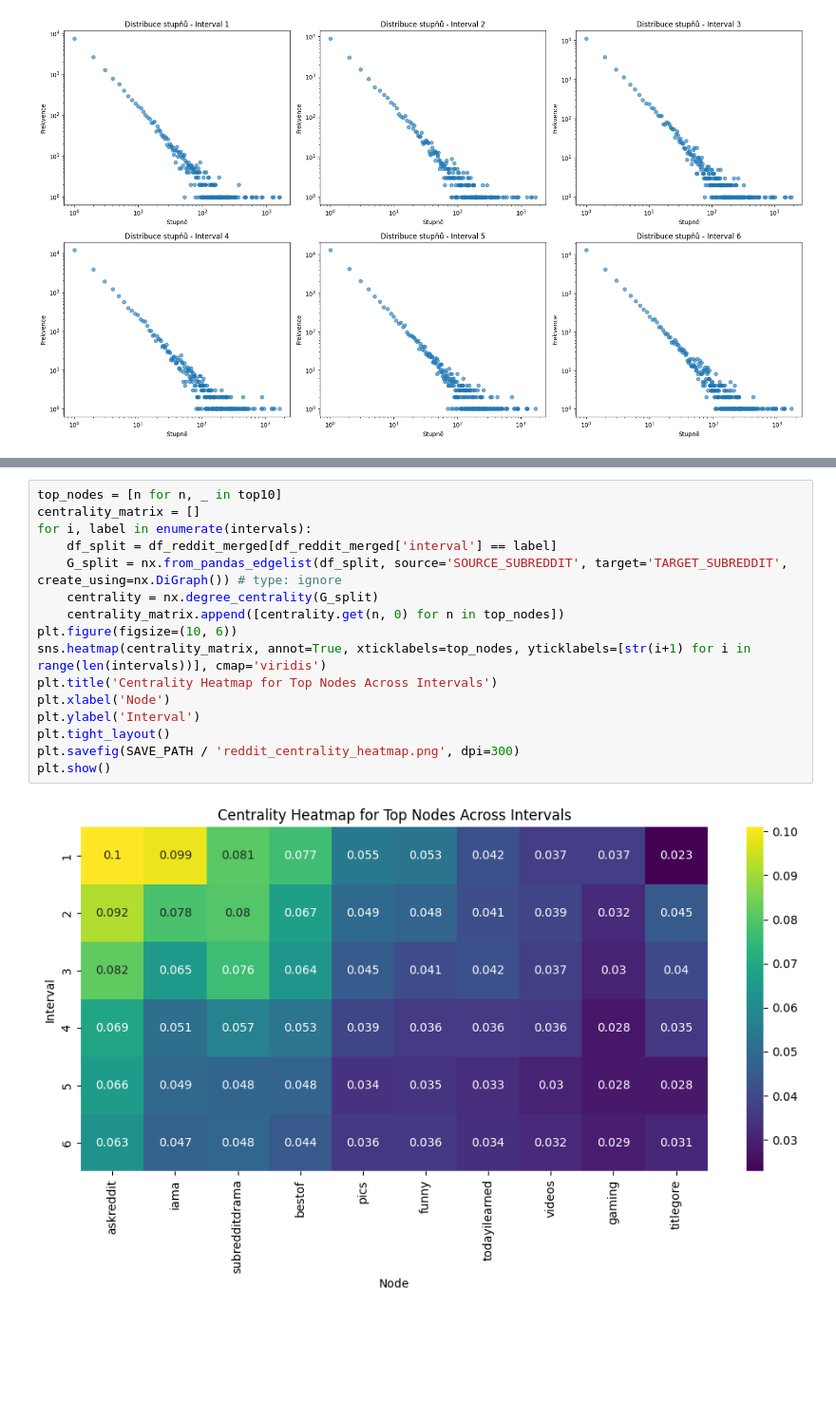
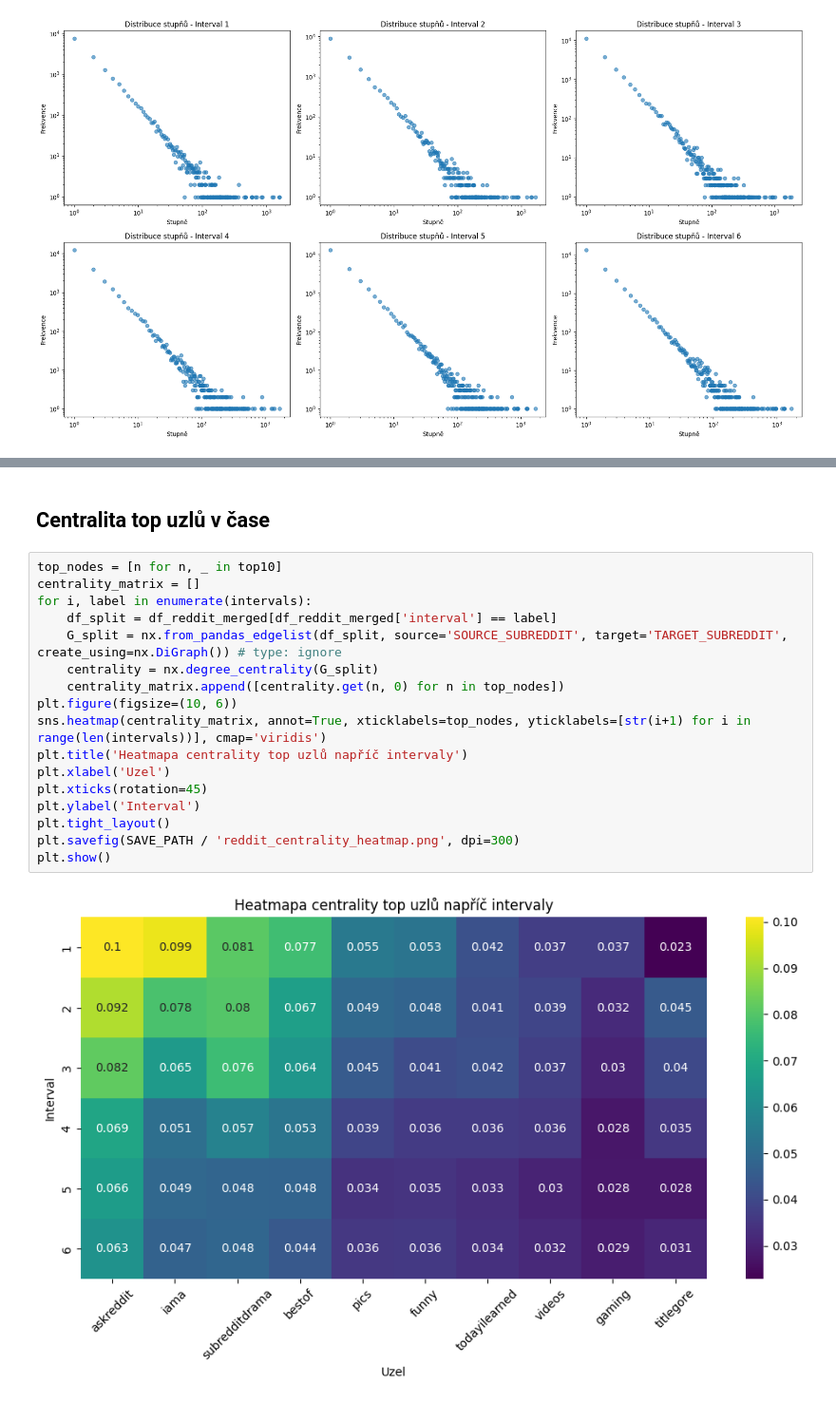
Before and after one commit to SLI0124/metody-analyzy-siti-ii, a Jupyter notebook: projects/data_analysis.ipynb, the cells around one changed output, grey strips where cells are left out. Shown at 95% size. Cells and saved outputs as stored; diff of their text form; blank space fills up the shorter version.

```diff
--- a/projects/data_analysis.ipynb
+++ b/projects/data_analysis.ipynb
@@ -1138,18 +1165,21 @@ plt.show()
+# %% [markdown]
+## Centralita top uzlů v čase
 # %%
 top_nodes = [n for n, _ in top10]
 centrality_matrix = []
 for i, label in enumerate(intervals):
     df_split = df_reddit_merged[df_reddit_merged['interval'] == label]
     G_split = nx.from_pandas_edgelist(df_split, source='SOURCE_SUBREDDIT', target='TARGET_SUBREDDIT', create_using=nx.DiGraph()) # type: ignore
     centrality = nx.degree_centrality(G_split)
     centrality_matrix.append([centrality.get(n, 0) for n in top_nodes])
 plt.figure(figsize=(10, 6))
 sns.heatmap(centrality_matrix, annot=True, xticklabels=top_nodes, yticklabels=[str(i+1) for i in range(len(intervals))], cmap='viridis')
-plt.title('Centrality Heatmap for Top Nodes Across Intervals')
-plt.xlabel('Node')
+plt.title('Heatmapa centrality top uzlů napříč intervaly')
+plt.xlabel('Uzel')
+plt.xticks(rotation=45)
 plt.ylabel('Interval')
 plt.tight_layout()
 plt.savefig(SAVE_PATH / 'reddit_centrality_heatmap.png', dpi=300)
 plt.show()
 # %% [output]
-[figure, old version]
+[figure, new version]
```
Also changed, not shown: parts of 30 cells of this notebook, 4 other files.
